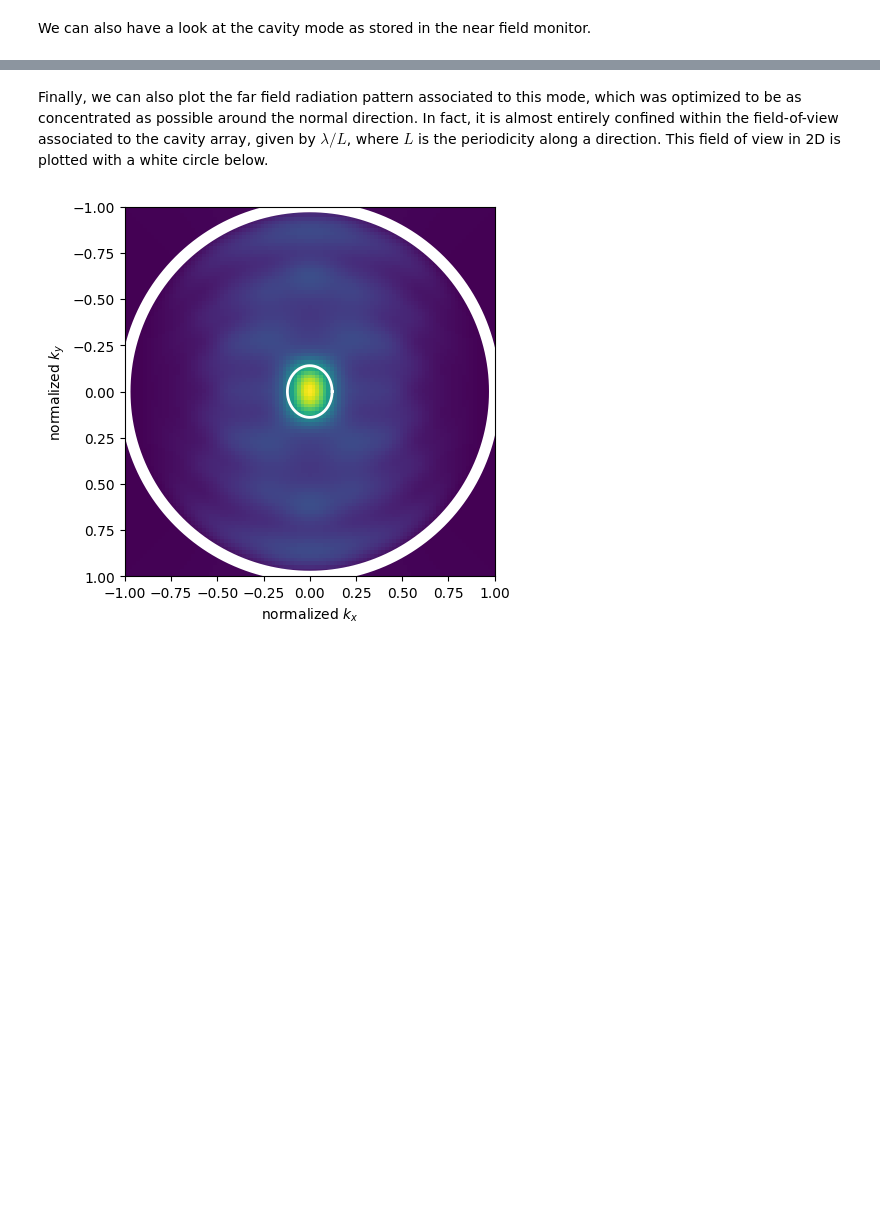
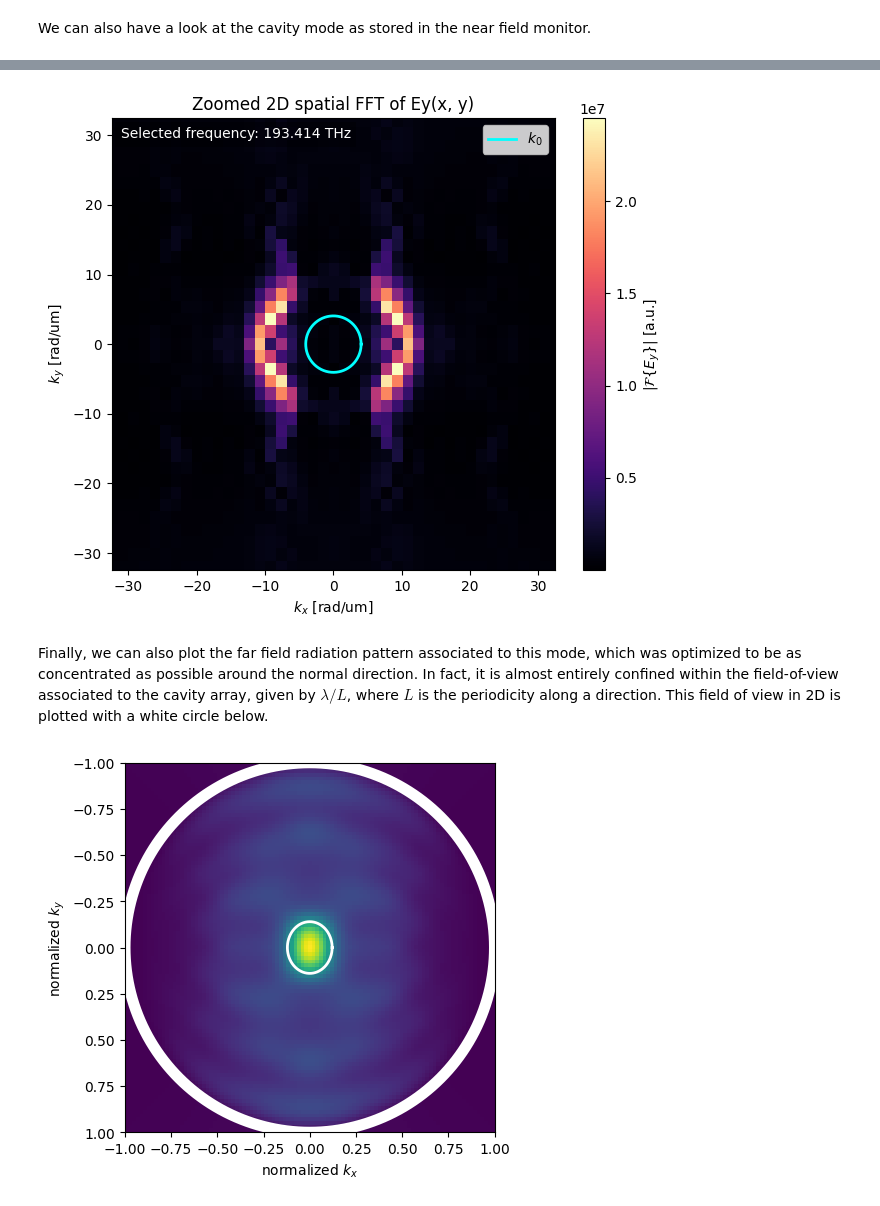
Before and after one commit to fr0ger/RMMaTidy, a Jupyter notebook: OptimizedL3.ipynb, the cells around one changed output, grey strips where cells are left out. Saved outputs shown, nothing was run; the diff lists cells and outputs as text; code cells hidden in the pictures; blank space fills up the shorter version.

```diff
--- a/OptimizedL3.ipynb
+++ b/OptimizedL3.ipynb
@@ -240,3 +351,75 @@ plt.show()
+# %%
+# Zoomed 2D k-space view of Ey(x, y) with axes limited to a few k0.
+field_xy = sim_data["field"].Ey
+
+if "z" in field_xy.dims:
+    field_xy = field_xy.sel(z=0, method="nearest")
+
+selected_freq = None
+if "f" in field_xy.dims:
+    if "resonance_data" in globals() and "f" in resonance_data:
+        selected_freq = float(resonance_data.f.values[0])
+    else:
+        selected_freq = float(field_xy.f.values[0])
+    field_xy = field_xy.sel(f=selected_freq, method="nearest")
+
+field_xy = field_xy.squeeze().transpose("x", "y")
+
+x_coords = field_xy["x"].values
+y_coords = field_xy["y"].values
+ey_xy = np.asarray(field_xy.values)
+
+dx = float(np.mean(np.diff(x_coords)))
+dy = float(np.mean(np.diff(y_coords)))
+
+kx = 2 * np.pi * np.fft.fftshift(np.fft.fftfreq(x_coords.size, d=dx))
+ky = 2 * np.pi * np.fft.fftshift(np.fft.fftfreq(y_coords.size, d=dy))
+ey_kxy = np.fft.fftshift(np.fft.fft2(ey_xy))
+
+k0 = None
+if "wavelength" in globals():
+    k0 = 2 * np.pi / float(wavelength)
+
+lim = 8 * k0 if k0 is not None else min(np.max(np.abs(kx)), np.max(np.abs(ky))) / 4
+
+fig, ax = plt.subplots(1, figsize=(6.5, 5.5))
+
+mesh = ax.imshow(
+    np.abs(ey_kxy).T,
+    origin="lower",
+    extent=[kx.min(), kx.max(), ky.min(), ky.max()],
+    aspect="auto",
+    cmap="magma",
+)
+
+ax.set_xlim(-lim, lim)
+ax.set_ylim(-lim, lim)
+ax.set_xlabel(r"$k_x$ [rad/um]")
+ax.set_ylabel(r"$k_y$ [rad/um]")
+ax.set_title("Zoomed 2D spatial FFT of Ey(x, y)")
+fig.colorbar(mesh, ax=ax, label=r"$|\mathcal{F}\{E_y\}|$ [a.u.]")
+
+if k0 is not None:
+    circle = np.linspace(0, 2 * np.pi, 400)
+    ax.plot(k0 * np.cos(circle), k0 * np.sin(circle), color="cyan", lw=2, label=r"$k_0$")
+    ax.legend(loc="upper right")
+
+if selected_freq is not None:
+    ax.text(
+        0.02,
+        0.98,
+        f"Selected frequency: {selected_freq/1e12:.3f} THz",
+        transform=ax.transAxes,
+        va="top",
+        ha="left",
+        color="white",
+        bbox=dict(facecolor="black", alpha=0.35, edgecolor="none"),
+    )
+
+plt.tight_layout()
+plt.show()
+# %% [output]
+[figure, added]
 # %% [markdown]
 Finally, we can also plot the far field radiation pattern associated to this mode, which was optimized to be as concentrated as possible around the normal direction. In fact, it is almost entirely confined within the field-of-view associated to the cavity array, given by $\lambda / L$, where $L$ is the periodicity along a direction. This field of view in 2D is plotted with a white circle below.
 # %%
```
Also changed, not shown: parts of 6 cells of this notebook, 1 other file.
